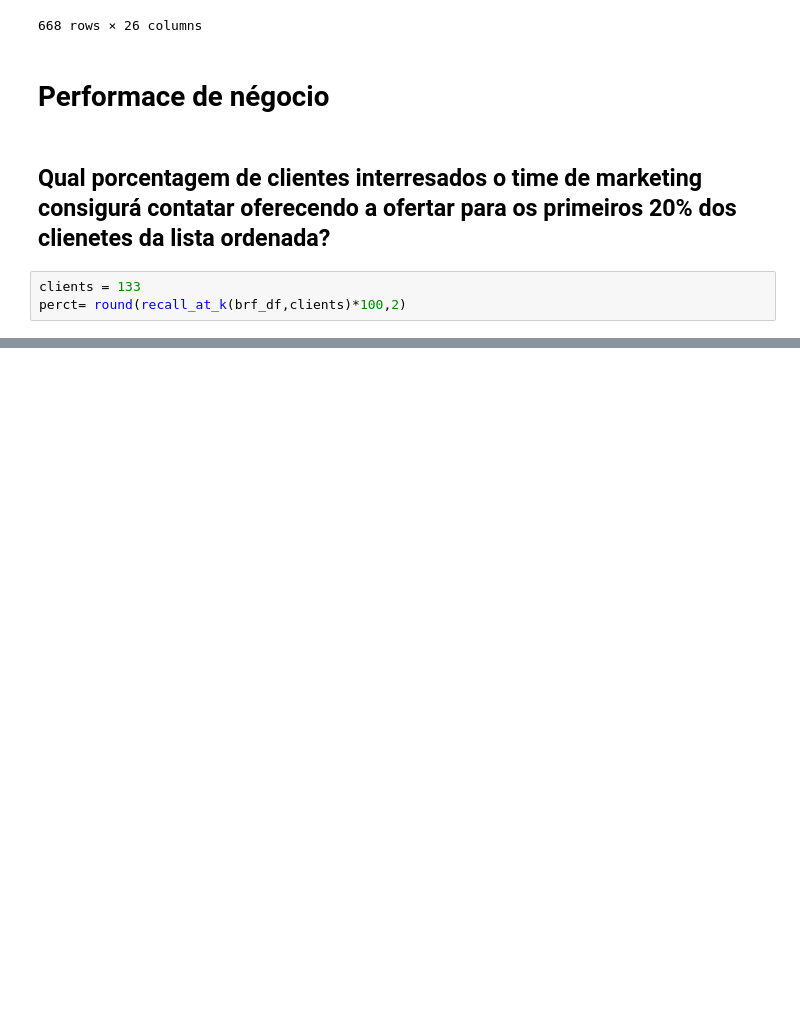
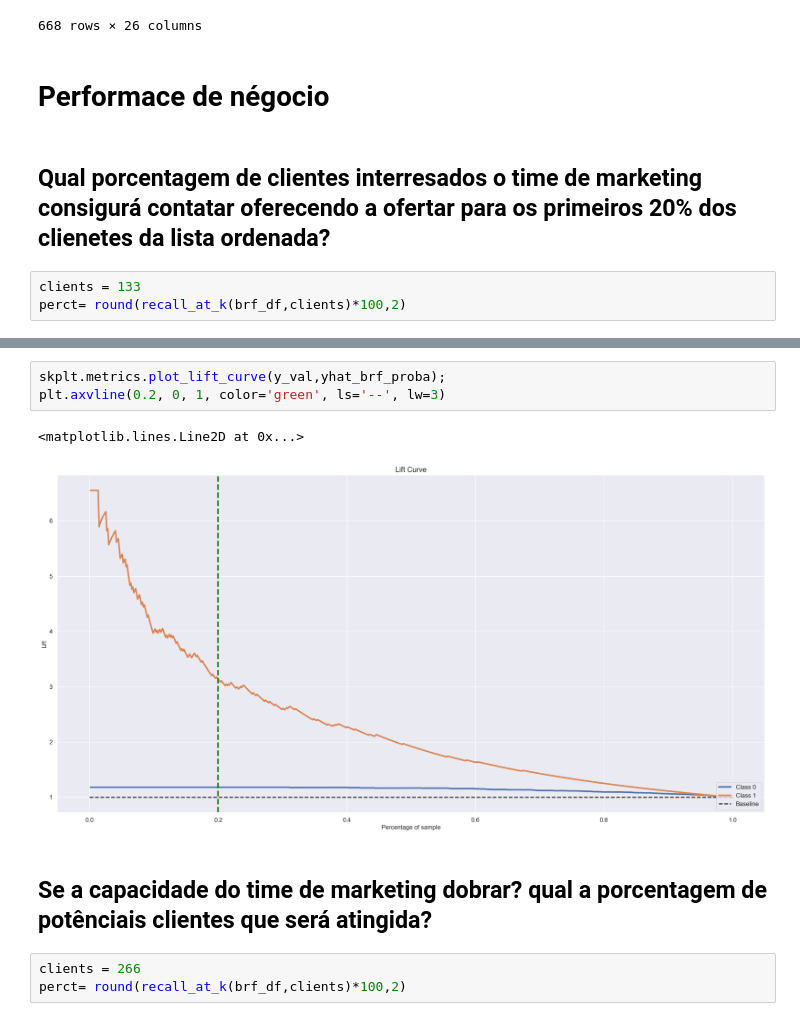
Before and after one commit to lavinomenezes/ifood_data_analyst_challenge, a Jupyter notebook: notebooks/ifood_lm_v08_performace.ipynb, the cells around one changed output, grey strips where cells are left out. Cells and saved outputs as stored; diff of their text form; blank space fills up the shorter version.

```diff
--- a/notebooks/ifood_lm_v08_performace.ipynb
+++ b/notebooks/ifood_lm_v08_performace.ipynb
@@ -276,0 +283,11 @@ str(xgb_model) + ", assim, captando " + str(round(xgb_model/random_model,2),) +
+# %%
+skplt.metrics.plot_lift_curve(y_val,yhat_brf_proba);
+plt.axvline(0.2, 0, 1, color='green', ls='--', lw=3)
+# %% [output]
+<matplotlib.lines.Line2D at 0x...>
+[figure, added]
+# %% [markdown]
+## Se a capacidade do time de marketing dobrar? qual a porcentagem de potênciais clientes que será atingida?
+# %%
+clients = 266
+perct= round(recall_at_k(brf_df,clients)*100,2)
```
Also changed, not shown: parts of 9 cells of this notebook.
